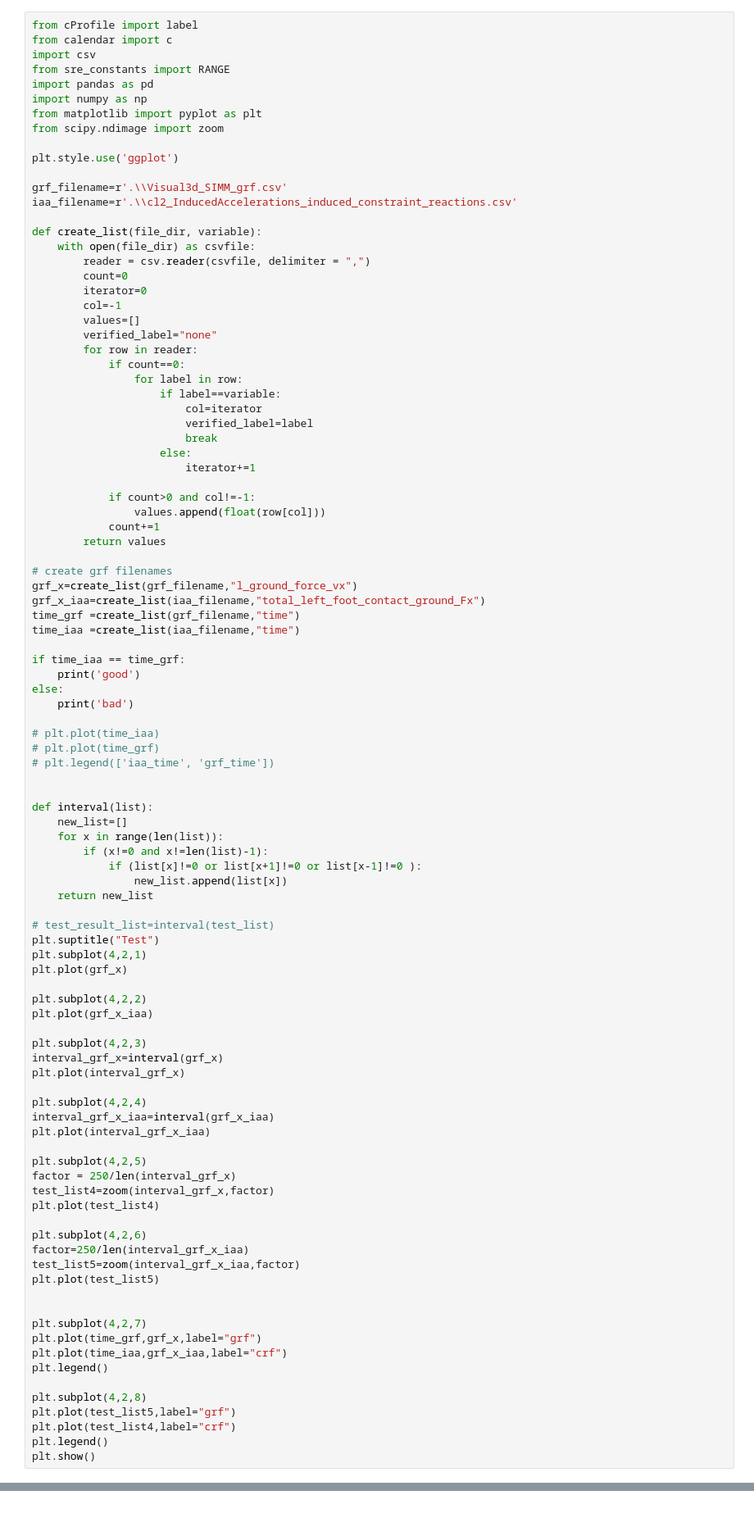
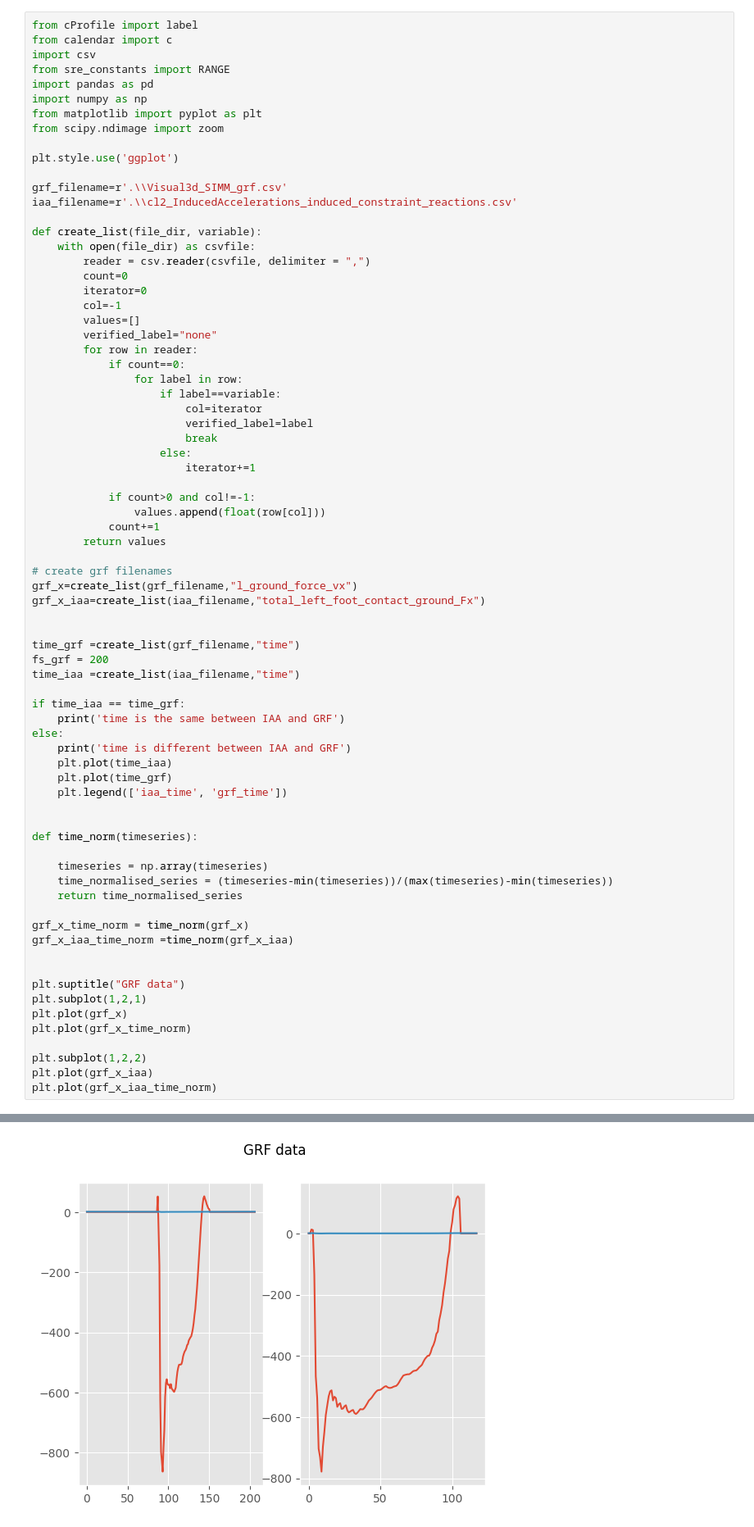
Before and after one commit to basgoncalves/msk_modelling_matlab, a Jupyter notebook: Projects/ACL_Joao_Ortiz/test.ipynb, the cells around one changed output, grey strips where cells are left out. Shown: that part at 82% size. Cells and saved outputs as stored; diff of their text form.

```diff
--- a/Projects/ACL_Joao_Ortiz/test.ipynb
+++ b/Projects/ACL_Joao_Ortiz/test.ipynb
@@ -39,61 +39,37 @@ def create_list(file_dir, variable):
 # create grf filenames
 grf_x=create_list(grf_filename,"l_ground_force_vx")
 grf_x_iaa=create_list(iaa_filename,"total_left_foot_contact_ground_Fx")
+
+
 time_grf =create_list(grf_filename,"time")
+fs_grf = 200
 time_iaa =create_list(iaa_filename,"time")
 
 if time_iaa == time_grf:
-    print('good')
+    print('time is the same between IAA and GRF')
 else:
-    print('bad')
-
-# plt.plot(time_iaa)
-# plt.plot(time_grf)
-# plt.legend(['iaa_time', 'grf_time'])
+    print('time is different between IAA and GRF')
+    plt.plot(time_iaa)
+    plt.plot(time_grf)
+    plt.legend(['iaa_time', 'grf_time'])
 
 
-def interval(list):
-    new_list=[]
-    for x in range(len(list)):
-        if (x!=0 and x!=len(list)-1):
-            if (list[x]!=0 or list[x+1]!=0 or list[x-1]!=0 ):
-                new_list.append(list[x])
-    return new_list
+def time_norm(timeseries):
 
-# test_result_list=interval(test_list)
-plt.suptitle("Test")
-plt.subplot(4,2,1)
-plt.plot(grf_x)
+    timeseries = np.array(timeseries)
+    time_normalised_series = (timeseries-min(timeseries))/(max(timeseries)-min(timeseries))
+    return time_normalised_series
 
-plt.subplot(4,2,2)
-plt.plot(grf_x_iaa)
-
-plt.subplot(4,2,3)
-interval_grf_x=interval(grf_x)
-plt.plot(interval_grf_x)
-
-plt.subplot(4,2,4)
-interval_grf_x_iaa=interval(grf_x_iaa)
-plt.plot(interval_grf_x_iaa)
-
-plt.subplot(4,2,5)
-factor = 250/len(interval_grf_x)
-test_list4=zoom(interval_grf_x,factor)
-plt.plot(test_list4)
-
-plt.subplot(4,2,6)
-factor=250/len(interval_grf_x_iaa)
-test_list5=zoom(interval_grf_x_iaa,factor)
-plt.plot(test_list5)
+grf_x_time_norm = time_norm(grf_x)
+grf_x_iaa_time_norm =time_norm(grf_x_iaa)
 
 
-plt.subplot(4,2,7)
-plt.plot(time_grf,grf_x,label="grf")
-plt.plot(time_iaa,grf_x_iaa,label="crf")
-plt.legend()
+plt.suptitle("GRF data")
+plt.subplot(1,2,1)
+plt.plot(grf_x)
+plt.plot(grf_x_time_norm)
 
-plt.subplot(4,2,8)
-plt.plot(test_list5,label="grf")
-plt.plot(test_list4,label="crf")
-plt.legend()
-plt.show()
+plt.subplot(1,2,2)
+plt.plot(grf_x_iaa)
+plt.plot(grf_x_iaa_time_norm)
+# %% [output]
@@ -99,0 +78 @@ plt.show()
+[figure, added]
```
Also changed, not shown: parts of 2 cells of this notebook, 4 other files.
